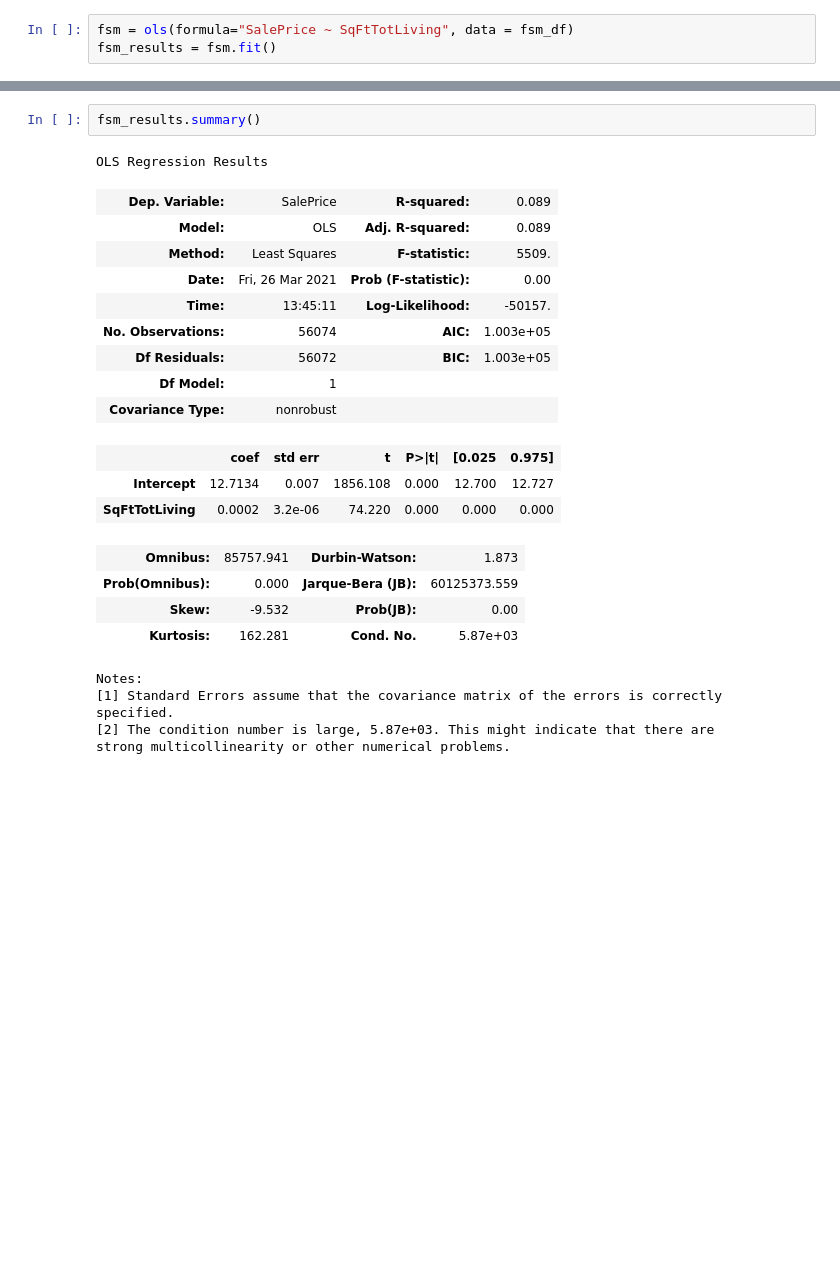
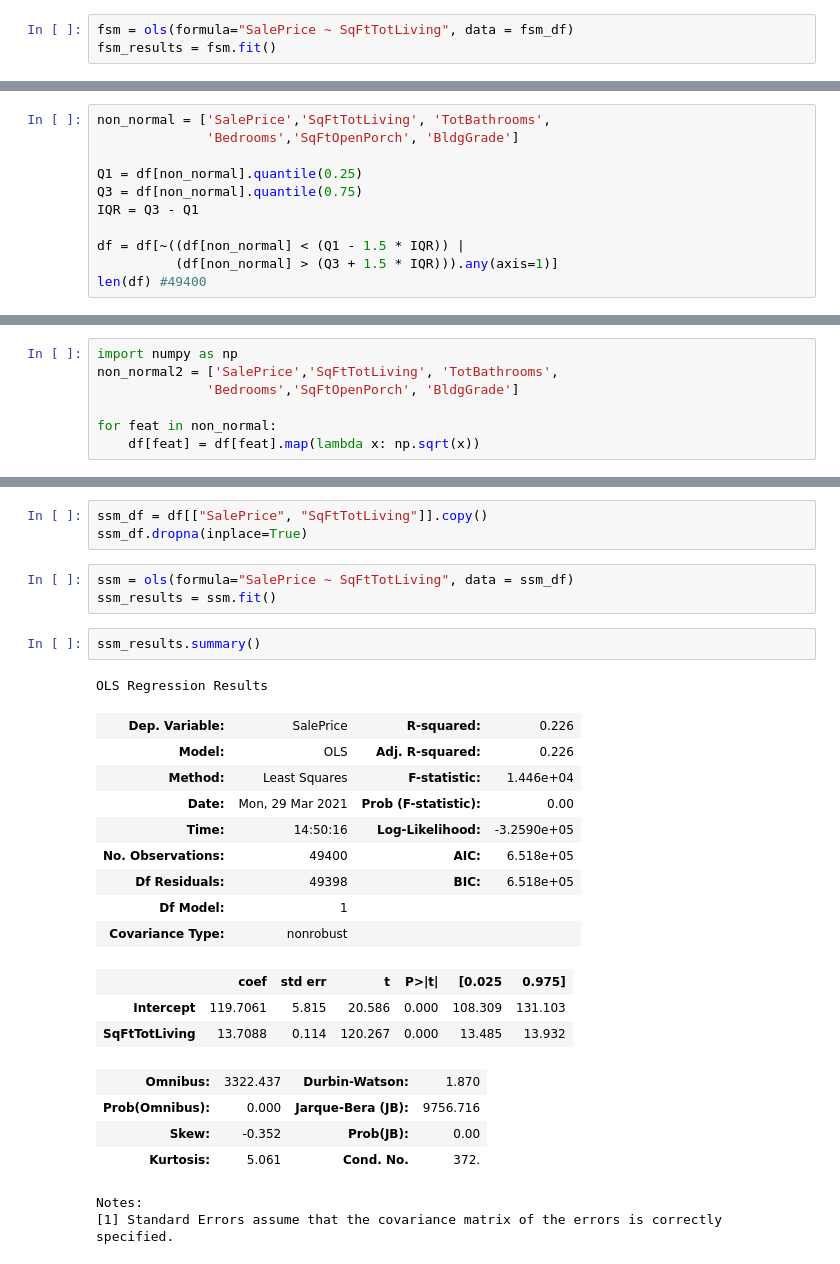
Before and after one commit to smartbre/110920-pt-phase-2-project, a Jupyter notebook: notebooks/exploratory/Exploratory.ipynb, the cells around one changed output, grey strips where cells are left out. Cells and saved outputs as stored; diff of their text form; blank space fills up the shorter version.

```diff
--- a/notebooks/exploratory/Exploratory.ipynb
+++ b/notebooks/exploratory/Exploratory.ipynb
@@ -139,0 +188,11 @@ Rainbow p-value: 0.9999999999999999
+# %%
+non_normal = ['SalePrice','SqFtTotLiving', 'TotBathrooms',
+              'Bedrooms','SqFtOpenPorch', 'BldgGrade']
+
+Q1 = df[non_normal].quantile(0.25)
+Q3 = df[non_normal].quantile(0.75)
+IQR = Q3 - Q1
+
+df = df[~((df[non_normal] < (Q1 - 1.5 * IQR)) |
+          (df[non_normal] > (Q3 + 1.5 * IQR))).any(axis=1)]
+len(df) #49400
@@ -139,0 +214,7 @@ Rainbow p-value: 0.9999999999999999
+# %%
+import numpy as np
+non_normal2 = ['SalePrice','SqFtTotLiving', 'TotBathrooms',
+              'Bedrooms','SqFtOpenPorch', 'BldgGrade']
+
+for feat in non_normal:
+    df[feat] = df[feat].map(lambda x: np.sqrt(x))
@@ -140,24 +231,28 @@ Rainbow p-value: 0.9999999999999999
+# %%
+ssm_df = df[["SalePrice", "SqFtTotLiving"]].copy()
+ssm_df.dropna(inplace=True)
+# %%
+ssm = ols(formula="SalePrice ~ SqFtTotLiving", data = ssm_df)
+ssm_results = ssm.fit()
 # %%
-fsm_results.summary()
+ssm_results.summary()
 # %% [output]
 OLS Regression Results
-| Dep. Variable: | SalePrice | R-squared: | 0.089 |
-| Model: | OLS | Adj. R-squared: | 0.089 |
-| Method: | Least Squares | F-statistic: | 5509. |
-| Date: | Fri, 26 Mar 2021 | Prob (F-statistic): | 0.00 |
-| Time: | 13:45:11 | Log-Likelihood: | -50157. |
-| No. Observations: | 56074 | AIC: | 1.003e+05 |
-| Df Residuals: | 56072 | BIC: | 1.003e+05 |
+| Dep. Variable: | SalePrice | R-squared: | 0.226 |
+| Model: | OLS | Adj. R-squared: | 0.226 |
+| Method: | Least Squares | F-statistic: | 1.446e+04 |
+| Date: | Mon, 29 Mar 2021 | Prob (F-statistic): | 0.00 |
+| Time: | 14:50:16 | Log-Likelihood: | -3.2590e+05 |
+| No. Observations: | 49400 | AIC: | 6.518e+05 |
+| Df Residuals: | 49398 | BIC: | 6.518e+05 |
 | Df Model: | 1 |  |  |
 | Covariance Type: | nonrobust |  |  |
 |  | coef | std err | t | P>|t| | [0.025 | 0.975] |
-| Intercept | 12.7134 | 0.007 | 1856.108 | 0.000 | 12.700 | 12.727 |
-| SqFtTotLiving | 0.0002 | 3.2e-06 | 74.220 | 0.000 | 0.000 | 0.000 |
+| Intercept | 119.7061 | 5.815 | 20.586 | 0.000 | 108.309 | 131.103 |
+| SqFtTotLiving | 13.7088 | 0.114 | 120.267 | 0.000 | 13.485 | 13.932 |
-| Omnibus: | 85757.941 | Durbin-Watson: | 1.873 |
-| Prob(Omnibus): | 0.000 | Jarque-Bera (JB): | 60125373.559 |
-| Skew: | -9.532 | Prob(JB): | 0.00 |
-| Kurtosis: | 162.281 | Cond. No. | 5.87e+03 |
+| Omnibus: | 3322.437 | Durbin-Watson: | 1.870 |
+| Prob(Omnibus): | 0.000 | Jarque-Bera (JB): | 9756.716 |
+| Skew: | -0.352 | Prob(JB): | 0.00 |
+| Kurtosis: | 5.061 | Cond. No. | 372. |
 Notes:
 [1] Standard Errors assume that the covariance matrix of the errors is correctly specified.
-[2] The condition number is large, 5.87e+03. This might indicate that there are
-strong multicollinearity or other numerical problems.
```
Also changed, not shown: parts of 88 cells of this notebook, 3 other files.
